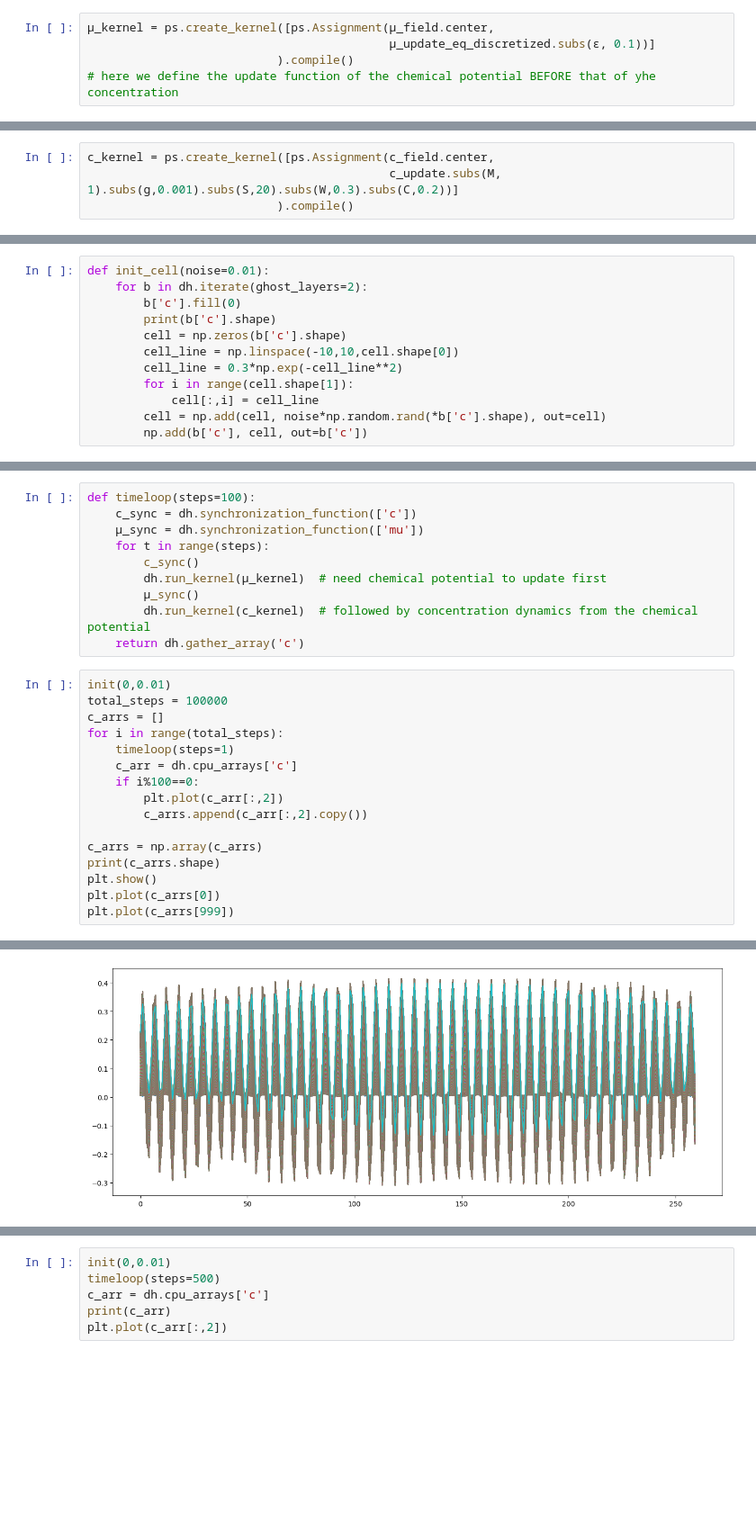
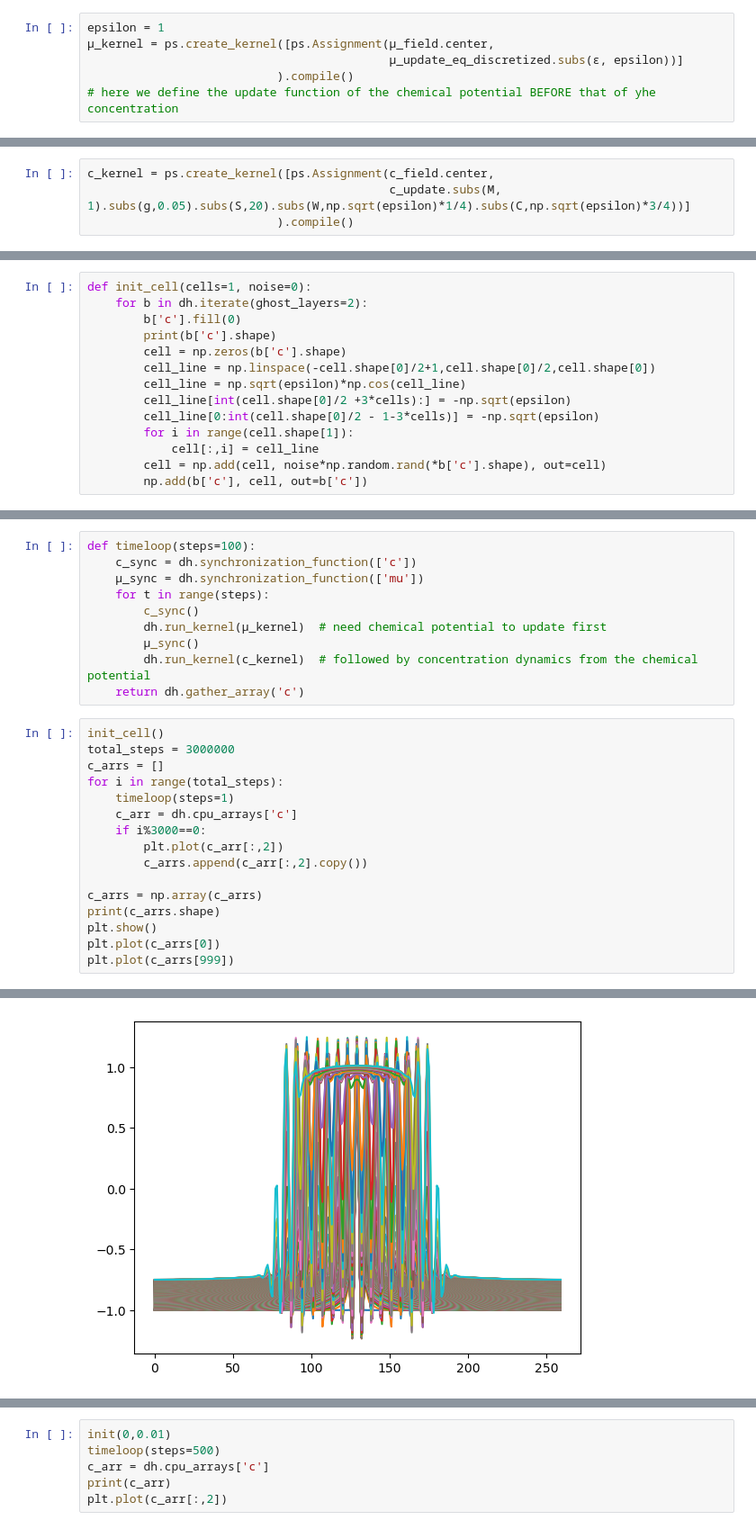
Before and after one commit to Twomac/pattern-formation-and-cellular-growth, a Jupyter notebook: Pystencils 1D Smectic Growth.ipynb, the cells around one changed output, grey strips where cells are left out. Shown: that part at 90% size. Saved outputs shown, nothing was run; the diff lists cells and outputs as text; blank space fills up the shorter version.

Commit message:
Single cell stability

```diff
--- a/Pystencils 1D Smectic Growth.ipynb
+++ b/Pystencils 1D Smectic Growth.ipynb
@@ -112,6 +116,7 @@ fourth_grad_mixed_discretized = 2*discretize_2ndorderPDEs(fourth_grad_mixed)
 # %%
+epsilon = 1
 μ_kernel = ps.create_kernel([ps.Assignment(μ_field.center,
-                                           μ_update_eq_discretized.subs(ε, 0.1))]
+                                           μ_update_eq_discretized.subs(ε, epsilon))]
                            ).compile()
 # here we define the update function of the chemical potential BEFORE that of yhe concentration
 # %%
@@ -136,4 +141,4 @@ c_update  # this is the symbolic rule of how c updates
 # %%
 c_kernel = ps.create_kernel([ps.Assignment(c_field.center,
-                                           c_update.subs(M, 1).subs(g,0.001).subs(S,20).subs(W,0.3).subs(C,0.2))]
+                                           c_update.subs(M, 1).subs(g,0.05).subs(S,20).subs(W,np.sqrt(epsilon)*1/4).subs(C,np.sqrt(epsilon)*3/4))]
                            ).compile()
@@ -148,13 +149,15 @@ def init(value=0.4, noise=0.02):
         b['c'].fill(value)
         np.add(b['c'], noise*np.random.rand(*b['c'].shape), out=b['c'])
 # %%
-def init_cell(noise=0.01):
+def init_cell(cells=1, noise=0):
     for b in dh.iterate(ghost_layers=2):
         b['c'].fill(0)
         print(b['c'].shape)
         cell = np.zeros(b['c'].shape)
-        cell_line = np.linspace(-10,10,cell.shape[0])
-        cell_line = 0.3*np.exp(-cell_line**2)
+        cell_line = np.linspace(-cell.shape[0]/2+1,cell.shape[0]/2,cell.shape[0])
+        cell_line = np.sqrt(epsilon)*np.cos(cell_line)
+        cell_line[int(cell.shape[0]/2 +3*cells):] = -np.sqrt(epsilon)
+        cell_line[0:int(cell.shape[0]/2 - 1-3*cells)] = -np.sqrt(epsilon)
         for i in range(cell.shape[1]):
             cell[:,i] = cell_line
         cell = np.add(cell, noise*np.random.rand(*b['c'].shape), out=cell)
@@ -196,13 +173,13 @@ def timeloop(steps=100):
         dh.run_kernel(c_kernel)  # followed by concentration dynamics from the chemical potential
     return dh.gather_array('c')
 # %%
-init(0,0.01)
-total_steps = 100000
+init_cell()
+total_steps = 3000000
 c_arrs = []
 for i in range(total_steps):
     timeloop(steps=1)
     c_arr = dh.cpu_arrays['c']
-    if i%100==0:
+    if i%3000==0:
         plt.plot(c_arr[:,2])
         c_arrs.append(c_arr[:,2].copy())
 
@@ -215,3 +193,3 @@ plt.plot(c_arrs[999])
 (1000, 260)
-[figure, old version]
+[figure, new version]
 [<matplotlib.lines.Line2D at 0x...>]
```
Also changed, not shown: parts of 12 cells of this notebook, 12 other files.
